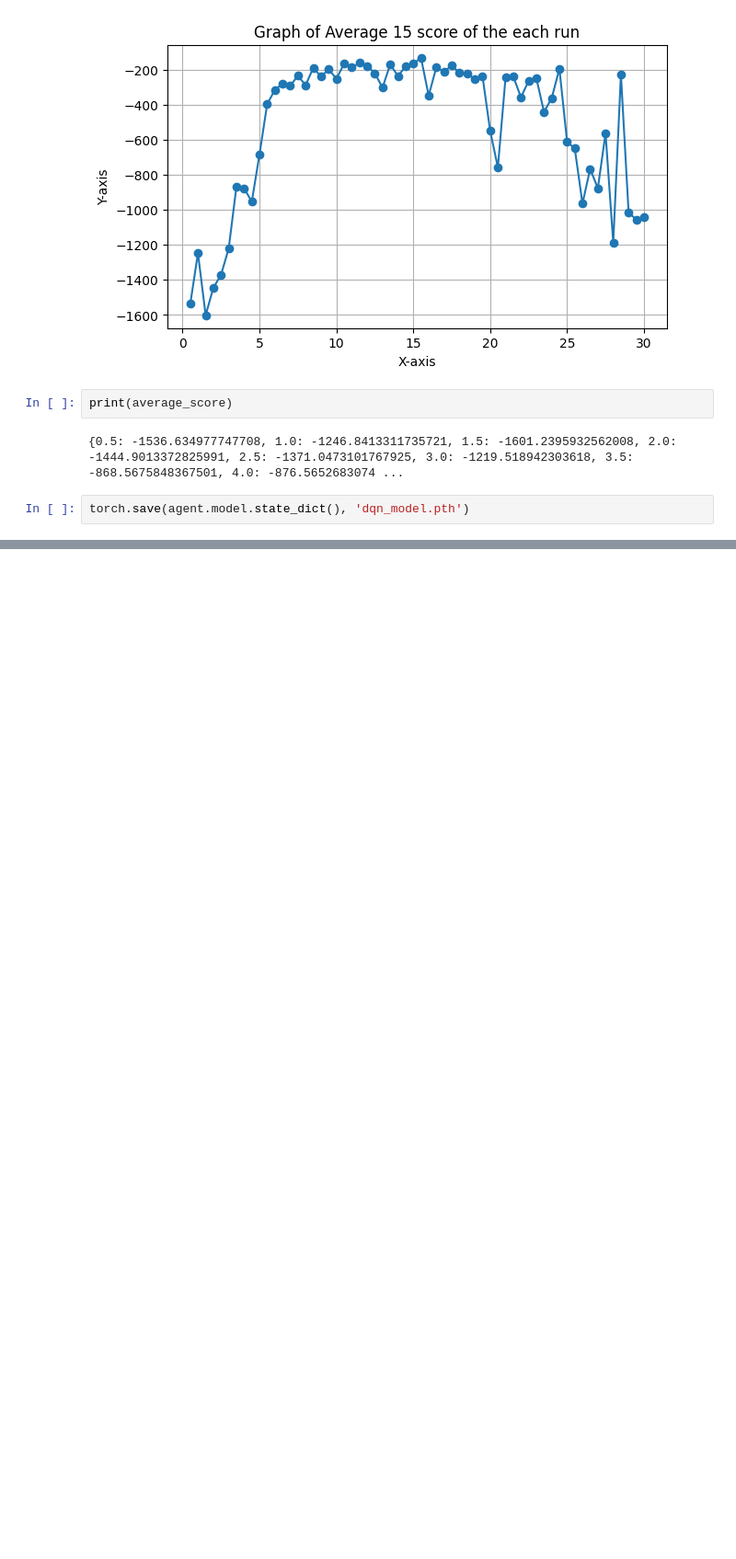
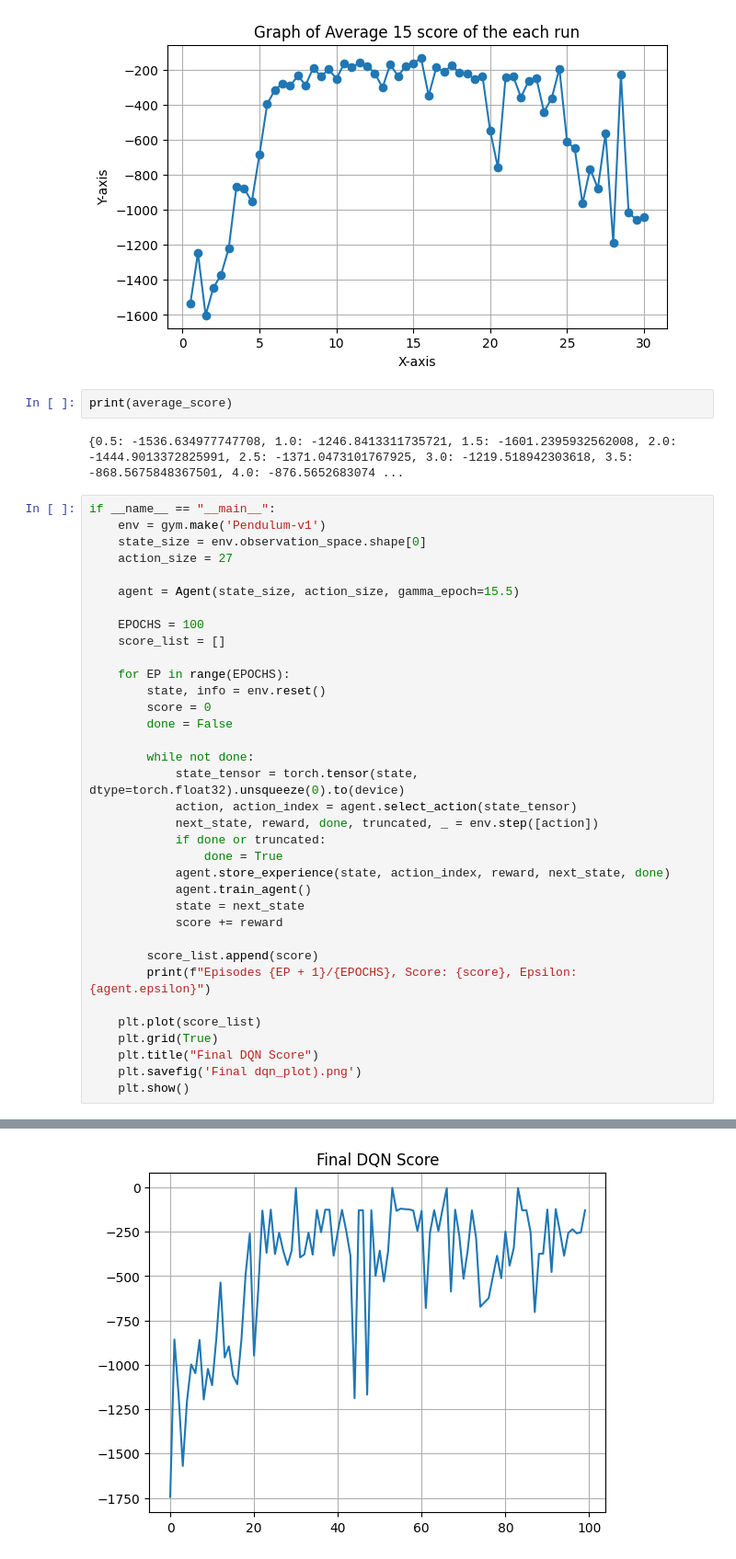
Before and after one commit to zacharylyj/Gymnasium_Pendulum_v1, a Jupyter notebook: progress/dqn.ipynb, the cells around one changed output, grey strips where cells are left out. Shown at 92% size. Cells and saved outputs as stored; diff of their text form; blank space fills up the shorter version.

```diff
--- a/progress/dqn.ipynb
+++ b/progress/dqn.ipynb
@@ -179,5 +180,39 @@ plt.show()
 print(average_score)
 # %% [output]
 {0.5: -1536.634977747708, 1.0: -1246.8413311735721, 1.5: -1601.2395932562008, 2.0: -1444.9013372825991, 2.5: -1371.0473101767925, 3.0: -1219.518942303618, 3.5: -868.5675848367501, 4.0: -876.5652683074 ...
-# %%
-torch.save(agent.model.state_dict(), 'dqn_model.pth')
+# %%
+if __name__ == "__main__":
+    env = gym.make('Pendulum-v1')
+    state_size = env.observation_space.shape[0]
+    action_size = 27
+
+    agent = Agent(state_size, action_size, gamma_epoch=15.5)
+
+    EPOCHS = 100
+    score_list = []
+
+    for EP in range(EPOCHS):
+        state, info = env.reset()
+        score = 0
+        done = False
+
+        while not done:
+            state_tensor = torch.tensor(state, dtype=torch.float32).unsqueeze(0).to(device)
+            action, action_index = agent.select_action(state_tensor)
+            next_state, reward, done, truncated, _ = env.step([action])
+            if done or truncated:
+                done = True
+            agent.store_experience(state, action_index, reward, next_state, done)
+            agent.train_agent()
+            state = next_state
+            score += reward
+
+        score_list.append(score)
+        print(f"Episodes {EP + 1}/{EPOCHS}, Score: {score}, Epsilon: {agent.epsilon}")
+
+    plt.plot(score_list)
+    plt.grid(True)
+    plt.title("Final DQN Score")
+    plt.savefig('Final dqn_plot).png')
+    plt.show()
+# %% [output]
@@ -183,0 +236 @@ torch.save(agent.model.state_dict(), 'dqn_model.pth')
+[figure, added]
```
Also changed, not shown: parts of 6 cells of this notebook, 2 other files.
